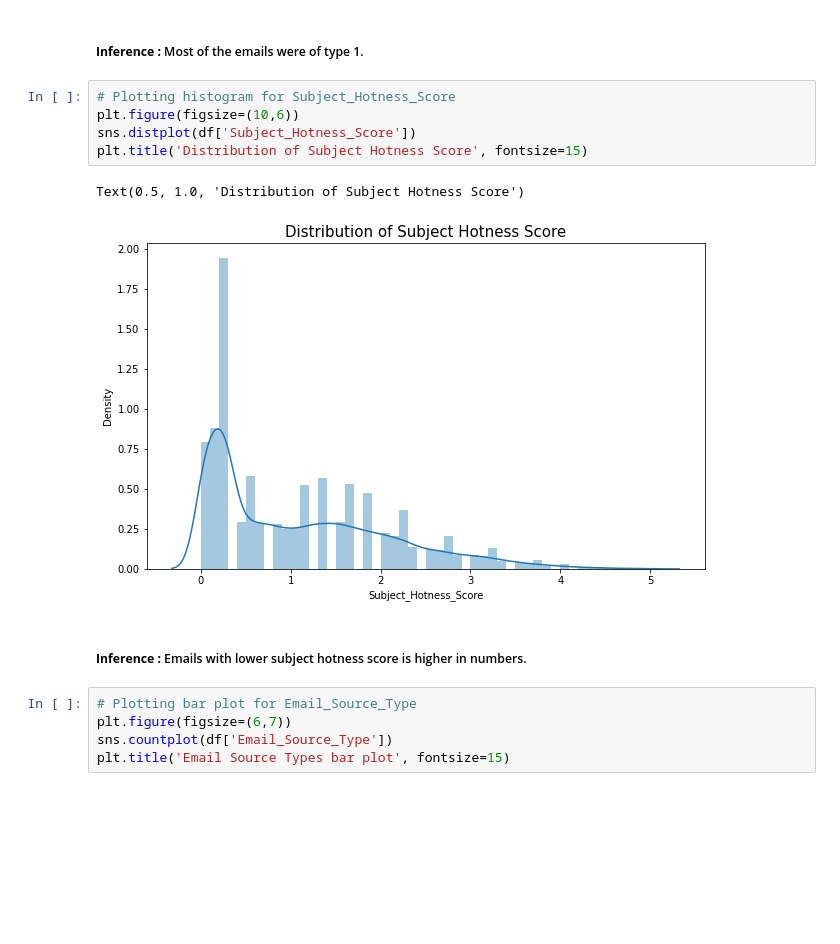
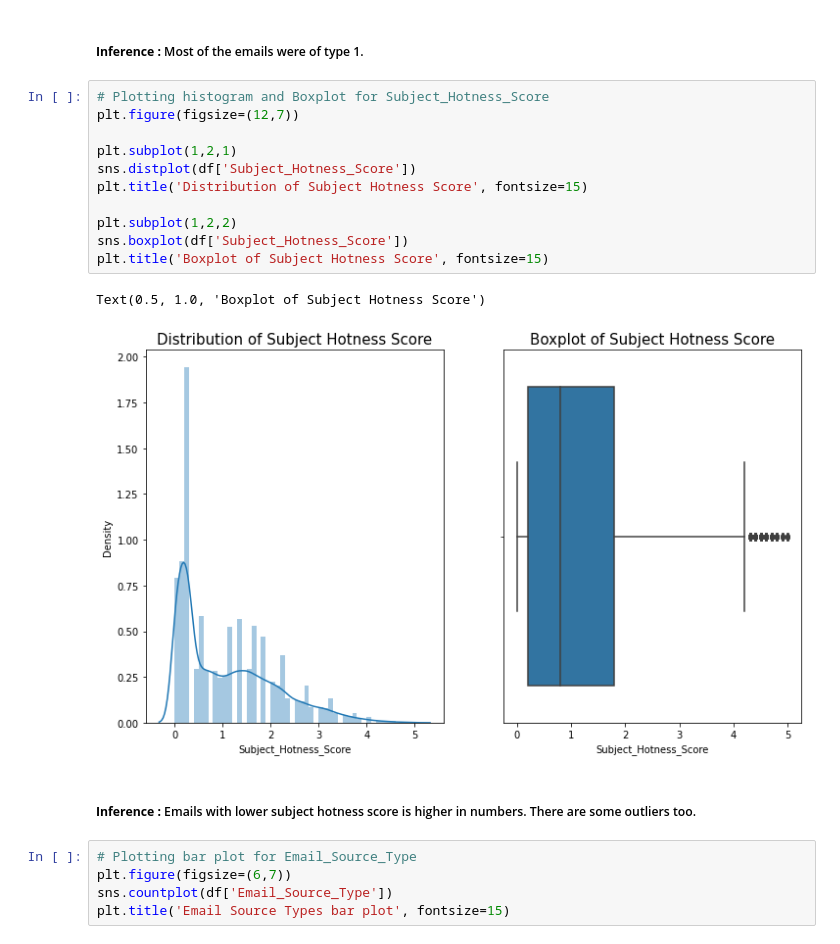
Before and after one commit to Subhajit53/Email-Campaign-Effectiveness-Prediction, a Jupyter notebook: Email_Campaign_Effectiveness_Prediction.ipynb, the cells around one changed output. Saved outputs shown, nothing was run; the diff lists cells and outputs as text; blank space fills up the shorter version.

```diff
--- a/Email_Campaign_Effectiveness_Prediction.ipynb
+++ b/Email_Campaign_Effectiveness_Prediction.ipynb
@@ -226,15 +226,21 @@ Text(0.5, 1.0, 'Email Types bar plot')
 # %% [markdown]
 ##### **Inference :** Most of the emails were of type 1.
 # %%
-# Plotting histogram for Subject_Hotness_Score
-plt.figure(figsize=(10,6))
+# Plotting histogram and Boxplot for Subject_Hotness_Score
+plt.figure(figsize=(12,7))
+
+plt.subplot(1,2,1)
 sns.distplot(df['Subject_Hotness_Score'])
 plt.title('Distribution of Subject Hotness Score', fontsize=15)
+
+plt.subplot(1,2,2)
+sns.boxplot(df['Subject_Hotness_Score'])
+plt.title('Boxplot of Subject Hotness Score', fontsize=15)
 # %% [output]
-Text(0.5, 1.0, 'Distribution of Subject Hotness Score')
+Text(0.5, 1.0, 'Boxplot of Subject Hotness Score')
-[figure, old version]
+[figure, new version]
 # %% [markdown]
-##### **Inference :** Emails with lower subject hotness score is higher in numbers.
+##### **Inference :** Emails with lower subject hotness score is higher in numbers. There are some outliers too.
 # %%
 # Plotting bar plot for Email_Source_Type
 plt.figure(figsize=(6,7))
```
Also changed, not shown: parts of 26 cells of this notebook.
